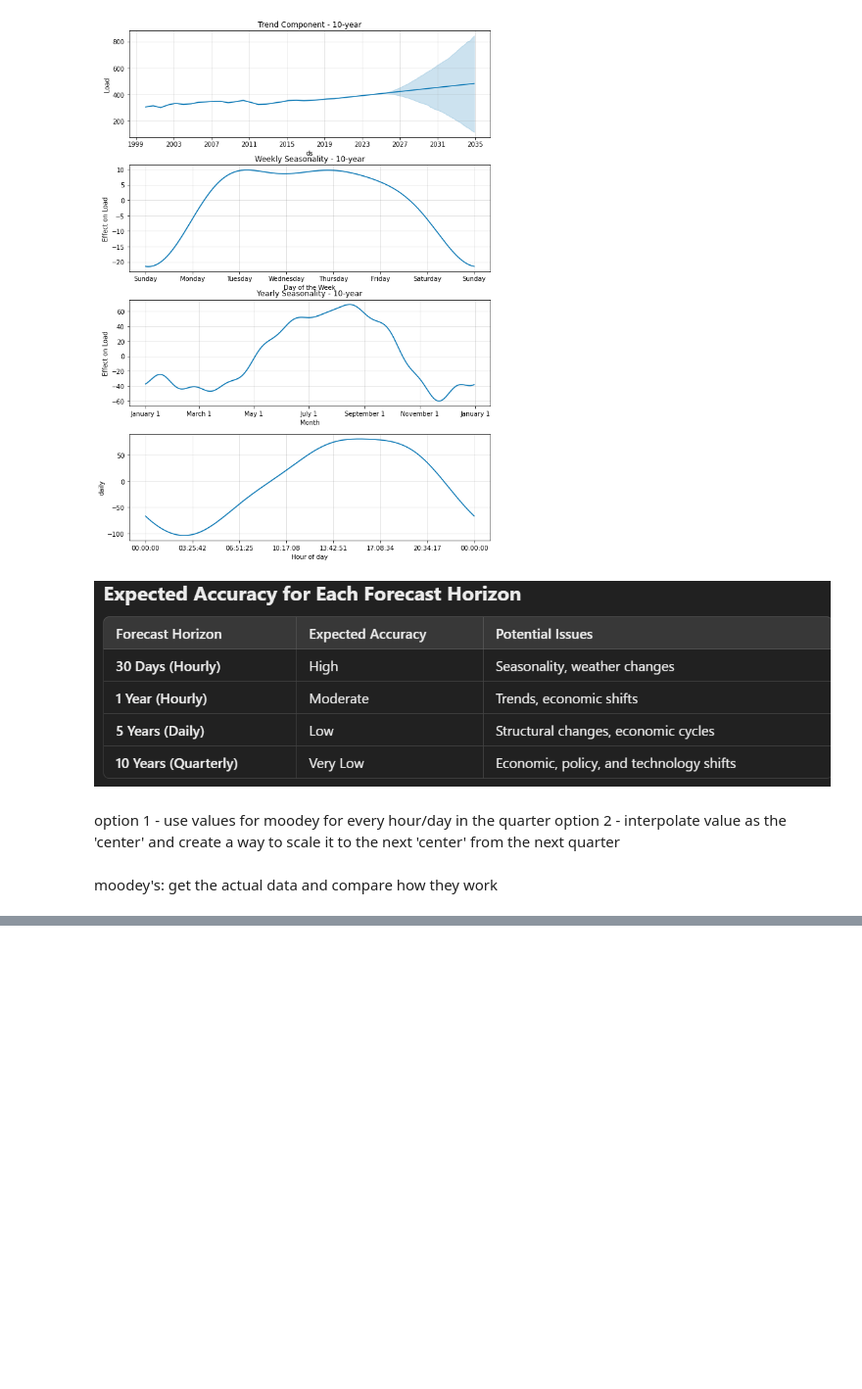
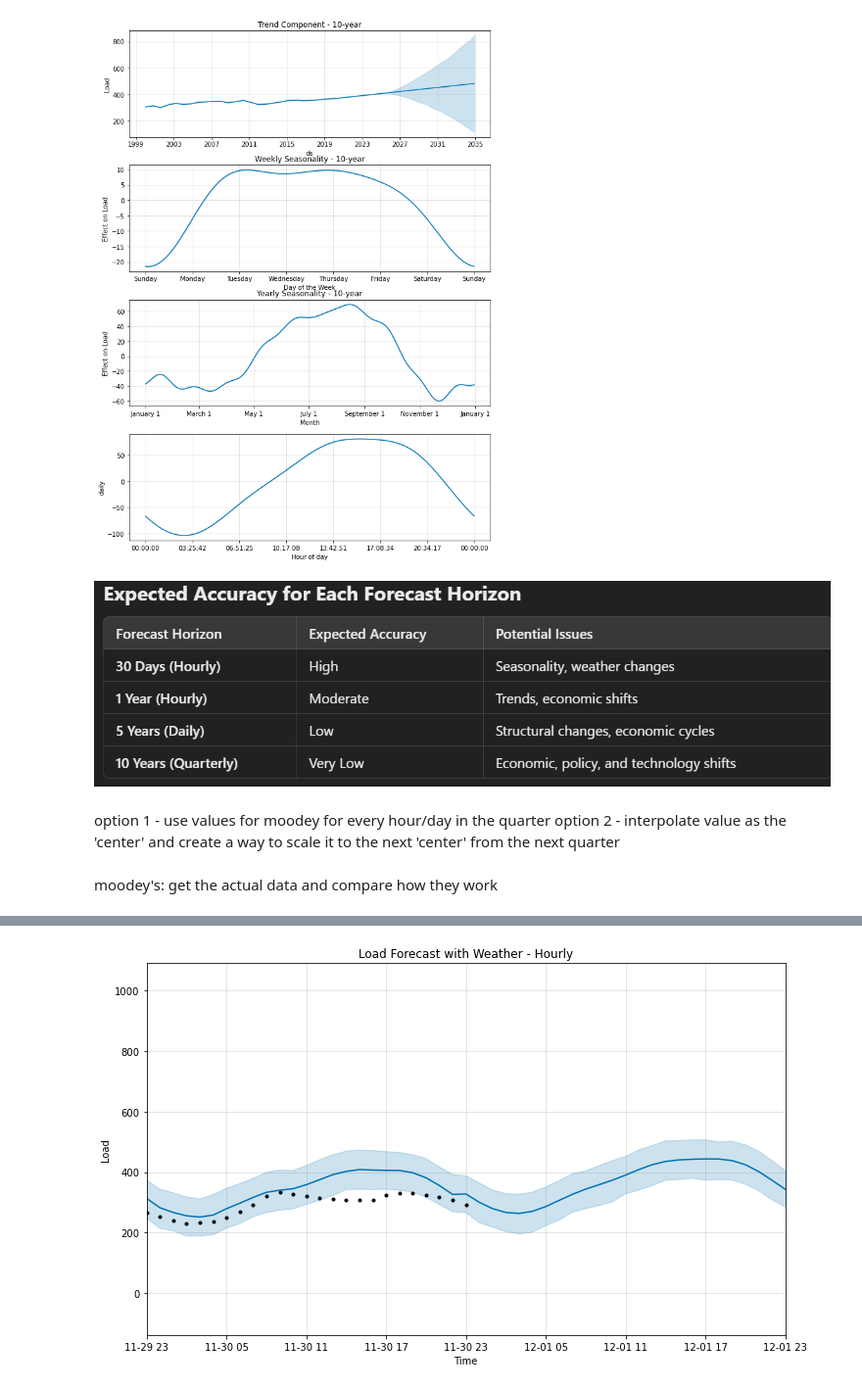
Before and after one commit to jjackson3465/Lakeland_Electric, a Jupyter notebook: prophet.ipynb, the cells around one changed output, grey strips where cells are left out. Shown at 98% size. Drawn from its saved outputs; the diff is of its cells as text; code cells hidden in the pictures; blank space fills up the shorter version.

Commit message:
updated prophet model to include weather regressor

```diff
--- a/prophet.ipynb
+++ b/prophet.ipynb
@@ -137,3 +137,93 @@ option 1 - use values for moodey for every hour/day in the quarter
 option 2 - interpolate value as the 'center' and create a way to scale it to the next 'center' from the next quarter
 # %% [markdown]
 moodey's: get the actual data and compare how they work
+# %%
+import pandas as pd
+import numpy as np
+import matplotlib.pyplot as plt
+from prophet import Prophet
+import os
+
+# 📁 Create output directory if it doesn't exist
+output_dir = "prophet_files"
+os.makedirs(output_dir, exist_ok=True)
+
+# 📌 Load the merged dataset (Load + Weather)
+merged_data = pd.read_csv(f"{output_dir}/merged_load_weather_data.csv")
+
+# 📌 Convert 'ds' column to datetime format
+merged_data["ds"] = pd.to_datetime(merged_data["ds"])
+
+# 📌 Select features for Prophet (target variable + regressors)
+prophet_df = merged_data[["ds", "BasicLoad", "Temp", "Humidity", "THI", "Windchill", "Rainfall", "AvgDB"]]
+prophet_df = prophet_df.rename(columns={"BasicLoad": "y"})  # Rename target variable
+
+# ✅ **Fix Missing Values in Weather Features**
+for col in ["Temp", "Humidity", "THI", "Windchill", "Rainfall", "AvgDB"]:
+    prophet_df[col] = prophet_df[col].fillna(method="ffill").fillna(method="bfill")  # Fill missing values
+
+# 🔍 Debug: Check if any NaN values still exist
+print("Missing values after filling:\n", prophet_df.isnull().sum())
+
+# 📌 Initialize Prophet model with seasonality
+model = Prophet(weekly_seasonality=True, yearly_seasonality=True)
+
+# 📌 Add weather regressors to Prophet
+for regressor in ["Temp", "Humidity", "THI", "Windchill", "Rainfall", "AvgDB"]:
+    model.add_regressor(regressor)
+
+# 📌 Fit the model
+model.fit(prophet_df)
+
+# ✅ **Model Successfully Trained**
+print("✅ Prophet Model successfully trained with weather regressors!")
+
+# 📌 Get last historical date
+last_date = prophet_df["ds"].max()
+
+# 🔮 Define Forecast Periods
+forecasts = {
+    "hourly": {"periods": 24, "freq": "H", "history": pd.Timedelta(days=1)},  # 24-hour forecast
+    "weekly": {"periods": 24*7, "freq": "H", "history": pd.Timedelta(days=30)},  # 7-day forecast
+    "30-day": {"periods": 24*30, "freq": "H", "history": pd.Timedelta(days=365)},  # 30-day forecast
+    "1-year": {"periods": 24*365, "freq": "H", "history": pd.Timedelta(days=5*365)},  # 1-year forecast
+    "10-year": {"periods": 365*10, "freq": "D", "history": None}  # 10-year forecast
+}
+
+# 📌 Generate and Save Forecasts
+for name, params in forecasts.items():
+    # 📌 Create future dataframe
+    future_df = model.make_future_dataframe(periods=params["periods"], freq=params["freq"])
+
+    # 📌 Merge with weather data to maintain regressors
+    future_df = pd.merge(future_df, merged_data[["ds", "Temp", "Humidity", "THI", "Windchill", "Rainfall", "AvgDB"]], on="ds", how="left")
+
+    # ✅ **Fix Missing Values in Forecast Data**
+    for regressor in ["Temp", "Humidity", "THI", "Windchill", "Rainfall", "AvgDB"]:
+        future_df[regressor] = future_df[regressor].fillna(method="ffill").fillna(method="bfill")
+
+    # 📌 Generate forecast
+    forecast = model.predict(future_df)
+
+    # 📁 Save forecast data
+    forecast.to_csv(f"{output_dir}/weather_regressors_load_forecast_{name}.csv", index=False)
+
+    # 📊 Create and save forecast plot
+    fig1 = model.plot(forecast)
+    ax1 = fig1.gca()
+    ax1.set_title(f"Load Forecast with Weather - {name.capitalize()}")
+    ax1.set_xlabel("Time")
+    ax1.set_ylabel("Load")
+
+    # 🔍 Adjust x-axis for historical context
+    if params["history"] is not None:
+        ax1.set_xlim(last_date - params["history"], future_df["ds"].max())
+
+    fig1.savefig(f"{output_dir}/weather_regressors_load_forecast_{name}.png")
+
+    # 📊 Create and save trend & seasonality plot
+    fig2 = model.plot_components(forecast)
+    fig2.savefig(f"{output_dir}/weather_regressors_load_trend_seasonality_{name}.png")
+
+print("✅ All forecasts with weather regressors completed and saved! 🚀")
+# %% [output]
@@ -139,0 +244 @@ moodey's: get the actual data and compare how they work
+[figure, added]
```
Also changed, not shown: parts of 1 cell of this notebook, 12 other files.
